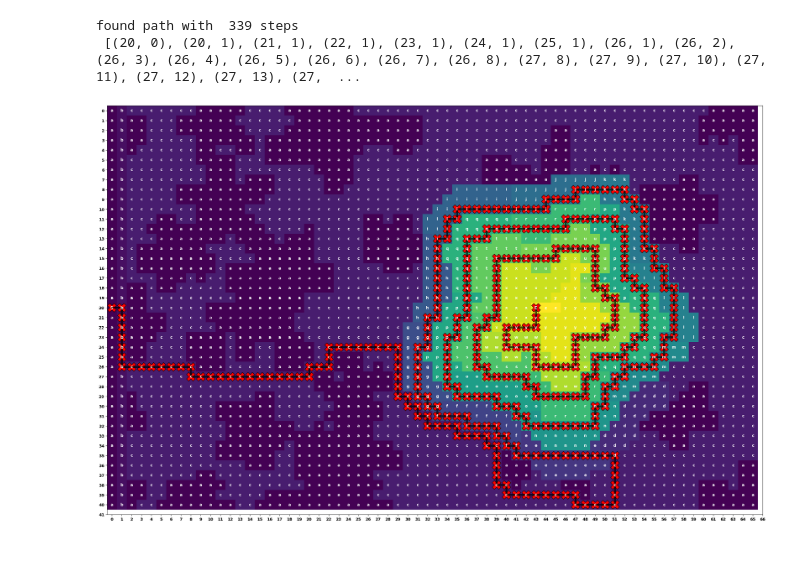
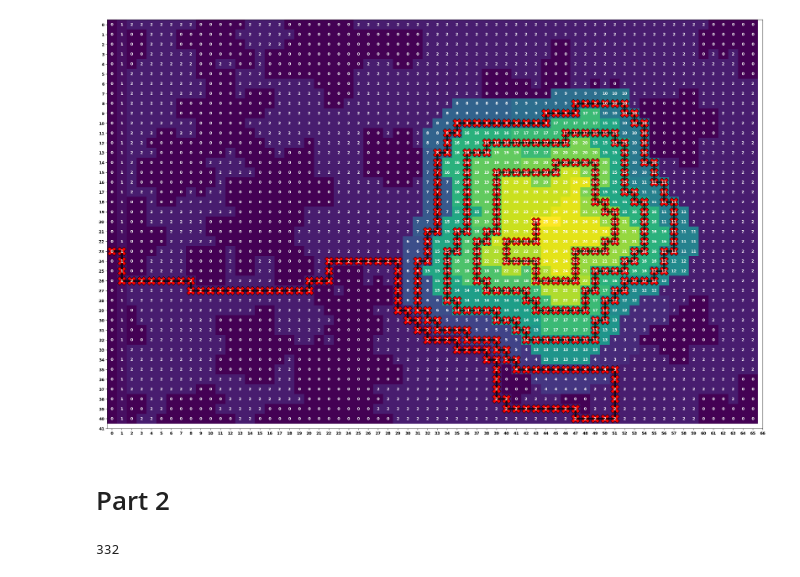
Before and after one commit to LeonardoStrik/AoC_2022, a Jupyter notebook: 2022/Day12/day12.ipynb, the cells around one changed output. Saved outputs shown, nothing was run; the diff lists cells and outputs as text; code cells hidden in the pictures.

```diff
--- a/2022/Day12/day12.ipynb
+++ b/2022/Day12/day12.ipynb
@@ -2,7 +2,7 @@
 import numpy as np
 import matplotlib.pyplot as plt
 
-test = True
+test = False
 # %%
 filename = "test.txt" if test else "input.txt"
 with open(filename) as f:
@@ -33,7 +33,7 @@ def find_reachable(elv_map, pos):
             pass
     return reachable
 # %%
-def find_path():
+def find_path(start_pos,test):
     paths = [[start_pos]]
     visited = []
     for i in range(1000):
@@ -48,16 +48,14 @@ def find_path():
                 visited.append(loc)
                 path_new = path + [loc]
                 if loc == target_pos:
-                    print(f"found path with  {len(path_new)-1} steps \n", path_new)
+                    if test: print(f"found path with  {len(path_new)-1} steps \n", path_new)
                     return path_new
                 paths_new.append(path_new)
         paths = paths_new
 
 
-path = find_path()  # 340 too high 335 too low
+
+path = find_path(start_pos,test)  # 340 too high 335 too low
-# %% [output]
-found path with  339 steps
- [(20, 0), (20, 1), (21, 1), (22, 1), (23, 1), (24, 1), (25, 1), (26, 1), (26, 2), (26, 3), (26, 4), (26, 5), (26, 6), (26, 7), (26, 8), (27, 8), (27, 9), (27, 10), (27, 11), (27, 12), (27, 13), (27,  ...
 # %%
 if not path[-1] == target_pos: print("Path does't end at target")
 prev = 0
@@ -70,16 +68,31 @@ for step in path:
 # %%
 _ = plt.figure(figsize=(30, 30))
 _ = plt.imshow(elv_map, interpolation='antialiased', norm='linear')
 path_x = [x for (y, x) in path]
 path_y = [y for (y, x) in path]
 _ = plt.plot(path_x, path_y, lw=5, c="black", alpha=0.7)
 _ = plt.scatter(path_x, path_y, marker="X", facecolor="red", edgecolor="black", s=500)
 _=plt.xticks([*range(elv_map.shape[1]+1)])
 _=plt.yticks([*range(elv_map.shape[0]+1)])
 # plt.grid()
 for i in range((elv_map.shape[0])):
     for j in range((elv_map.shape[1])):
-        text = plt.text(j, i, elv_map_raw[i, j],
+        text = plt.text(j, i, elv_map[i, j],
                        ha="center", va="center", color="w")
 # %% [output]
-[figure, old version]
+[figure, new version]
+# %% [markdown]
+# Part 2
+# %%
+possible_start_pos_y, possible_start_pos_x= np.where(elv_map==0)
+path_length=float('inf')
+for i in range(len(possible_start_pos_x)):
+    start_pos=(possible_start_pos_y[i], possible_start_pos_x[i])
+    path = find_path(start_pos,False)
+    if path:
+        if len(path)<path_length:
+            path_final=path
+            path_length= len(path)
+print(len(path_final)-1)
+# %% [output]
+332
```
Also changed, not shown: parts of 1 cell of this notebook.
